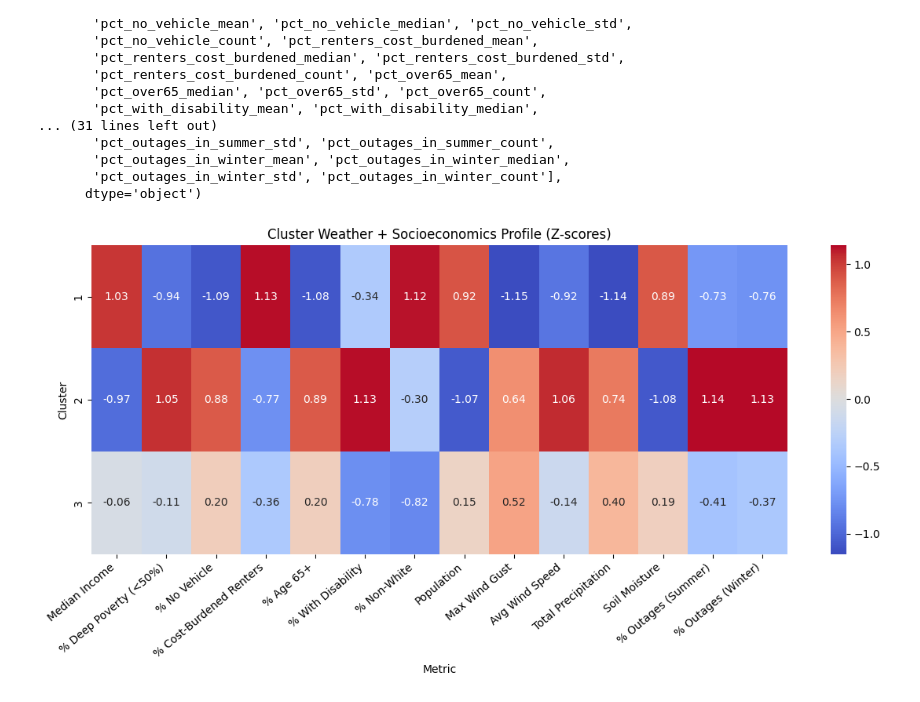
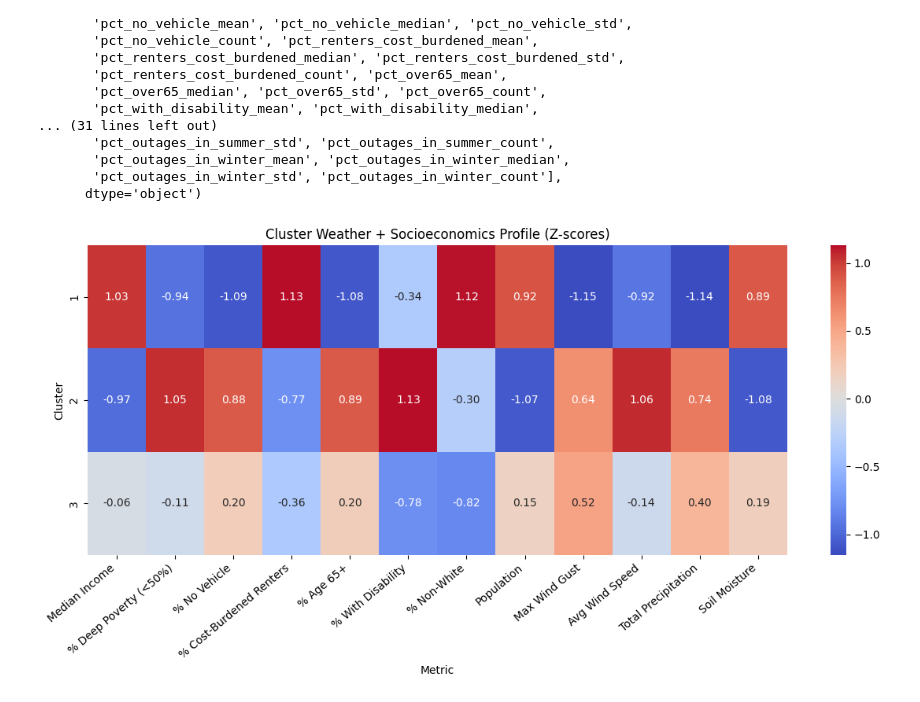
Before and after one commit to jessalynlc/MP, a Jupyter notebook: pca_outages_WNC.ipynb, the cells around one changed output. Cells and saved outputs as stored; diff of their text form; code cells hidden in the pictures.

```diff
--- a/pca_outages_WNC.ipynb
+++ b/pca_outages_WNC.ipynb
@@ -775,9 +775,7 @@ cols = [
     'max_gust_during_outage_days_mean',
     'mean_wind_on_outage_days_mean',
     'total_precip_on_outage_days_mean',
-    'mean_soilmoist_on_outage_days_mean',
-    'pct_outages_in_summer_mean',
-    'pct_outages_in_winter_mean'
+    'mean_soilmoist_on_outage_days_mean'
 
 ]
 #cluster-level z-scores (above/below average)
@@ -793,34 +791,32 @@ label_map = {
     'pct_below_50pct_poverty_mean': '% Deep Poverty (<50%)',
     'pct_no_vehicle_mean': '% No Vehicle',
     'pct_renters_cost_burdened_mean': '% Cost-Burdened Renters',
     'pct_over65_mean': '% Age 65+',
     'pct_with_disability_mean': '% With Disability',
     'pct_nonwhite_mean': '% Non-White',
     'total_population_mean': 'Population',
     'max_gust_during_outage_days_mean': 'Max Wind Gust',
     'mean_wind_on_outage_days_mean': 'Avg Wind Speed',
     'total_precip_on_outage_days_mean': 'Total Precipitation',
-    'mean_soilmoist_on_outage_days_mean': 'Soil Moisture',
-    'pct_outages_in_summer_mean': '% Outages (Summer)',
-    'pct_outages_in_winter_mean': '% Outages (Winter)'
+    'mean_soilmoist_on_outage_days_mean': 'Soil Moisture'
 }
 
 heatmap_data = cluster_summary_std.set_index('cluster')[cols]
 heatmap_data = heatmap_data.rename(columns=label_map)
 plt.figure(figsize=(12, 6))
 sns.heatmap(heatmap_data, cmap="coolwarm", center=0, annot=True, fmt=".2f")
 plt.title("Cluster Weather + Socioeconomics Profile (Z-scores)")
 plt.xlabel("Metric")
 plt.ylabel("Cluster")
 plt.xticks(rotation=40, ha="right")
 plt.tight_layout()
 
 plt.savefig(
     'data_processed/outages_pca_results_WNC/heat_map_cluster_weather_socioeconomics.png',
     dpi=300,
     bbox_inches='tight'
 )
 
 plt.show()
 # %% [output]
-[figure, old version]
+[figure, new version]
```
Also changed, not shown: 9 other files.
